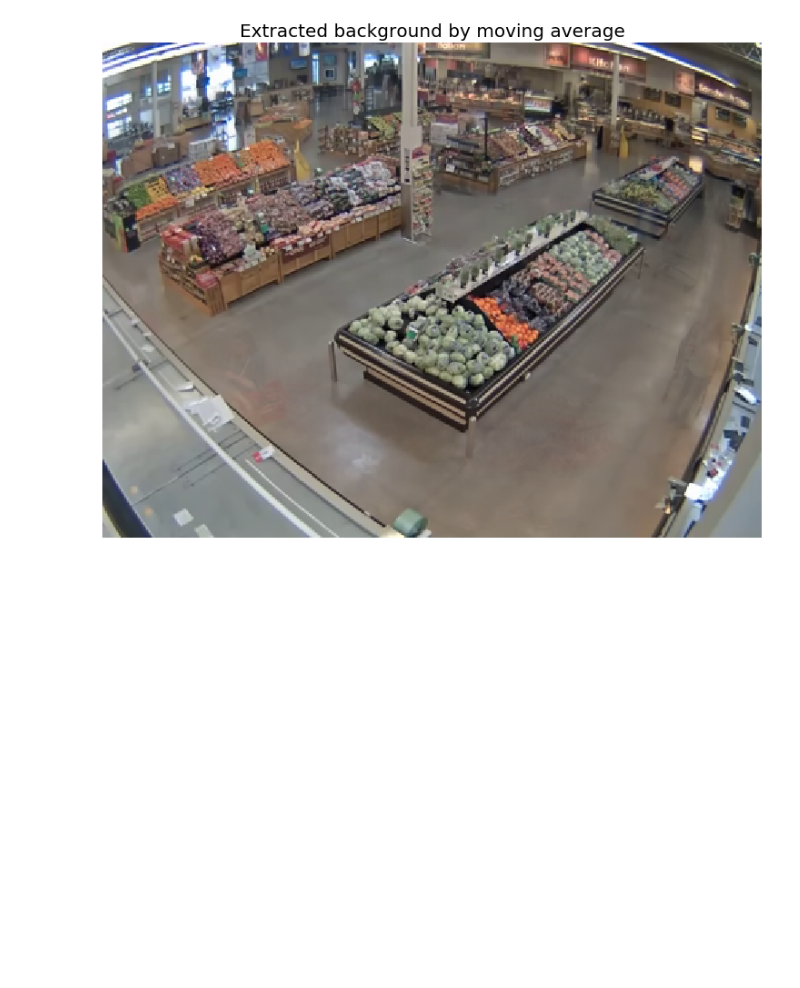
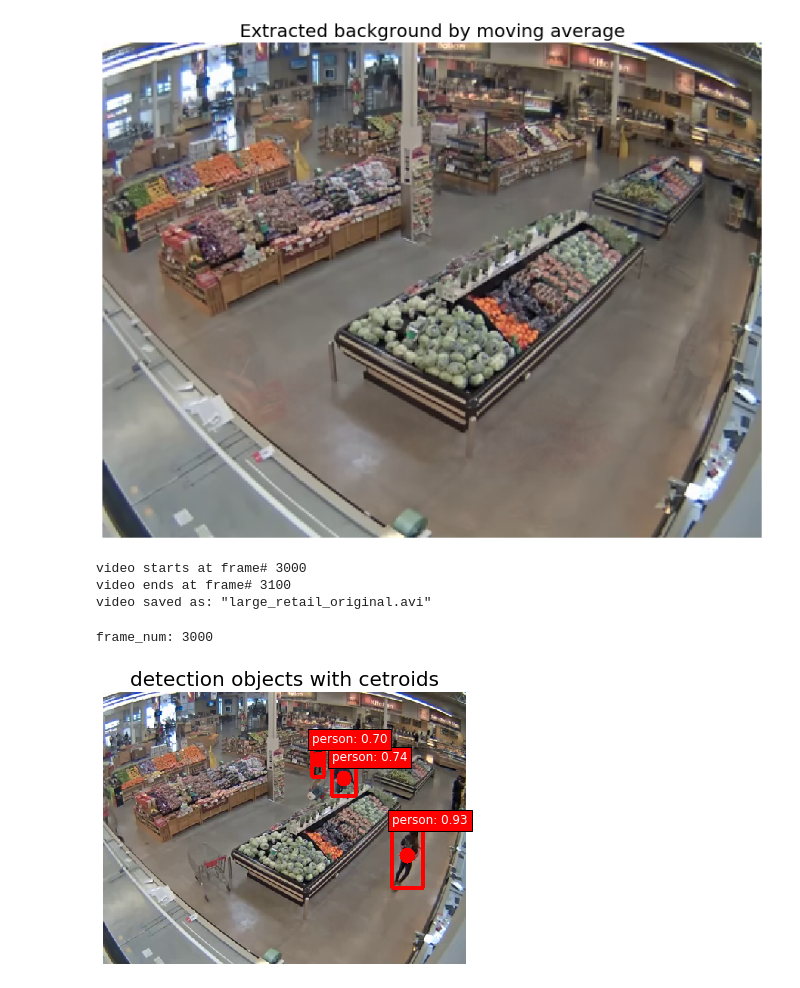
Before and after one commit to sungsujaing/INSIGHT-project, a Jupyter notebook: Motion_analyzer.ipynb, the cells around one changed output. Drawn from its saved outputs; the diff is of its cells as text; code cells hidden in the pictures; blank space fills up the shorter version.

Commit message:
added video cliping features

```diff
--- a/Motion_analyzer.ipynb
+++ b/Motion_analyzer.ipynb
@@ -56,16 +72,12 @@ model = ssd_512(image_size = (img_height,img_width,3),
 # %%
+img_height = 512
+img_width = 512
 weights_path = 'VGG_VOC0712_SSD_512x512_iter_120000.h5'
 classes_list = ['background','aeroplane','bicycle','bird','boat','bottle','bus','car','cat',
-           'chair','cow','diningtable','dog','horse','motorbike','person','pottedplant',
-           'sheep','sofa','train','tvmonitor']
-classes = {classes_list[i]:i for i in range(0,len(classes_list))}
-classes_rev = {i:classes_list[i] for i in range(0,len(classes_list))}
+               'chair','cow','diningtable','dog','horse','motorbike','person','pottedplant',
+               'sheep','sofa','train','tvmonitor']
 
-model.load_weights(weights_path, by_name=True)
-
-adam = Adam(lr=0.001,epsilon=1e-08)
-ssd_loss = SSDLoss(neg_pos_ratio=3,alpha=1.0)
-model.compile(optimizer=adam,loss=ssd_loss.compute_loss)
+model,classes,classes_rev = build_SSD(weights_path,classes_list,(img_height,img_width))
 # %% [markdown]
 ### Object detector testing on a single image
 # %%
@@ -77,17 +89,16 @@ def filter_by_classes(results,labels=None):
     results = filtered_result
     return results
 
-def SSD_predict(img_path,confi_thresh,classes,labels=None):
+def SSD_predict(img,confi_thresh,classes,labels=None):
     '''
     --input--
-    img_path: path of the input image of arbitrary size,
+    img: input image of arbitrary size (used with cv.imread()),
     confi_thresh: confidence threshold to filter [0,1],
     --output--
     list of filtered results in the form of [class,confidence,xmin,ymin,xmax,ymax]
     bounding box values are based on the original image dimensions
     '''
     current_centroids = []
-    img = cv2.imread(img_path)
     height_fix_factor = img.shape[0]/img_height
     width_fix_factor = img.shape[1]/img_width
 
@@ -113,17 +124,16 @@ def SSD_predict(img_path,confi_thresh,classes,labels=None):
 
     return result_filtered,current_centroids
 
-def SSD_draw(img_path,results,current_centroids):
+def SSD_draw(img,results,current_centroids):
     '''
     --input--
-    img_path: path of the input image of arbitrary size,
+    img: input image of arbitrary size (used with cv.imread()),
     result: predicted result from SSD_predict,
     classes: list of classes in PASCAL VOC,
     labels: list of classs to filter in words (as described in classes)
     --output--
     image of the original size
     '''
-    img = cv2.imread(img_path)
     img = cv2.cvtColor(img,cv2.COLOR_BGR2RGB)
 
     plt.figure(figsize=(10,5))
@@ -209,3 +220,20 @@ plt.axis('off')
 plt.show()
 # %% [output]
 [figure]
+# %%
+def select_frame(url,frame_num):
+    frame_count = 0
+
+    pa = pafy.new(url)
+    video = pa.getbest(preftype='webm')
+    cap = cv2.VideoCapture(video.url)
+
+    while cap.isOpened():
+        _,frame = cap.read()
+        if frame_count != frame_num:
+            frame_count += 1
+            continue
+        print('frame_num: {}'.format(frame_count))
+        break
+    cap.release()
+    return frame
@@ -211,0 +269,13 @@ plt.show()
+# %%
+save_frame_range_video(url,3000,3100,saving_video_file_name)
+# %% [output]
+video starts at frame# 3000
+video ends at frame# 3100
+video saved as: "large_retail_original.avi"
+# %%
+selected_frame = select_frame(url,3000)
+output, cent = SSD_predict(selected_frame,0.1,classes,labels=['person'])
+SSD_draw(selected_frame,output,cent)
+# %% [output]
+frame_num: 3000
+[figure, added]
```
Also changed, not shown: parts of 16 cells of this notebook.
